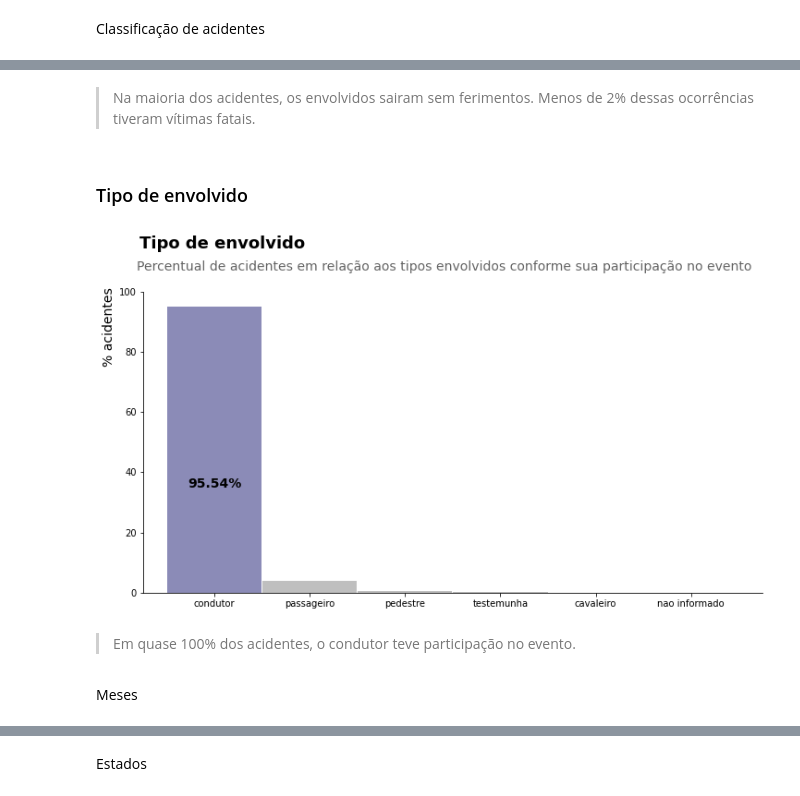
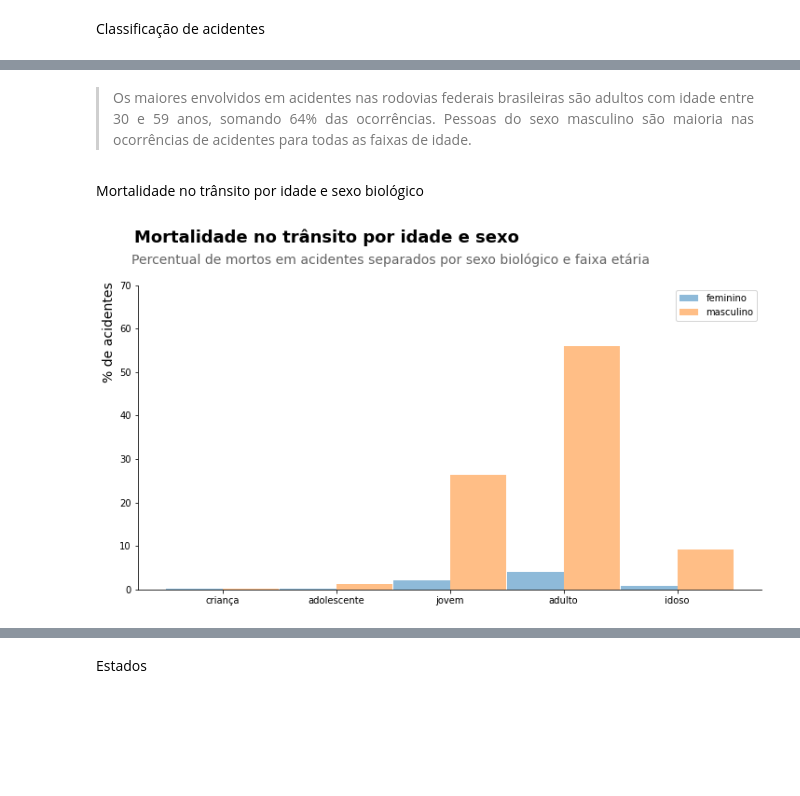
Before and after one commit to LilianeAquino/aed_projeto_1_revisitado, a Jupyter notebook: template_análise_exploratória.ipynb, the cells around one changed output, grey strips where cells are left out. Drawn from its saved outputs; the diff is of its cells as text; code cells hidden in the pictures; blank space fills up the shorter version.

```diff
--- a/template_análise_exploratória.ipynb
+++ b/template_análise_exploratória.ipynb
@@ -130,0 +131,11 @@ df.drop(['data_inversa'], axis=1, inplace=True)
+# %%
+df.drop(df[df['idade'] == -1.0].index, inplace=True)
+df.drop(df[df['idade'] > 99.0].index, inplace=True)
+df.drop(df[df['tipo_veiculo'] == 'nao identificado'].index, inplace=True)
+df.drop(df[df['tipo_veiculo'] == 'nao informado'].index, inplace=True)
+df.drop(df[df['tracado_via'] == 'nao informado'].index, inplace=True)
+
+for c in cols:
+    df.drop(df[df[c] == 'ignorado'].index, inplace=True)
+
+print(f'Linhas: {df.shape[0]} | Coluna:  {df.shape[1]}')
@@ -132,4 +145,5 @@ df.drop(['data_inversa'], axis=1, inplace=True)
 ### Correção tipagem dados
 # %%
 df['id'] = df['id'].astype('float')
+df['idade'] = df['idade'].astype('int')
 # %% [markdown]
@@ -156,0 +185,4 @@ memory usage: 303.6+ MB
+# %%
+labels = ['criança', 'adolescente', 'jovem', 'adulto', 'idoso']
+classes = [0, 11, 17, 29, 59, 99]
+df['faixa_etaria'] = pd.cut(x=df['idade'], bins=classes, labels=labels)
@@ -157 +191,3 @@ memory usage: 303.6+ MB
+# %%
+df['porte_veiculo'] = df['tipo_veiculo'].apply(mapTamanhoVeiculos)
 # %% [markdown]
@@ -221,26 +334,29 @@ plt.show()
-# %% [markdown]
-> <p style='text-align: justify;'><font size=2.85>Na maioria dos acidentes, os envolvidos sairam sem ferimentos. Menos de 2% dessas ocorrências tiveram vítimas fatais.</font></p>
-# %% [markdown]
-### Tipo de envolvido
+# %% [markdown]
+> <p style='text-align: justify;'>Os maiores envolvidos em acidentes nas rodovias federais brasileiras são adultos com idade entre 30 e 59 anos, somando 64% das ocorrências. Pessoas do sexo masculino são maioria nas ocorrências de acidentes para todas as faixas de idade.<font size=2.85></font></p>
+# %% [markdown]
+Mortalidade no trânsito por idade e sexo biológico
 # %%
-suptitle = 'Tipo de envolvido'
-title = 'Percentual de acidentes em relação aos tipos envolvidos conforme sua participação no evento'
+sample = df[['faixa_etaria', 'sexo', 'estado_fisico']].query('estado_fisico=="morto"')
+sample.drop(['estado_fisico'], axis=1, inplace=True)
+sample['count'] = 1
 
-colors=['#191970', '#808080', '#808080', '#808080']
+df_pivot = pd.pivot_table(sample, values='count', index='faixa_etaria', columns='sexo', aggfunc=np.sum)
 
-percentual = round(df['tipo_envolvido'].value_counts(normalize=True) * 100, 2)
-percentual.plot.bar(width=0.99, alpha=0.5, figsize=(12, 6), rot=False, color=colors).spines[['top', 'right']].set_visible(False)
+for col in df_pivot.columns:
+    df_pivot[col] = round((df_pivot[col]/sample.shape[0])*100, 2)
+
+
+suptitle = 'Mortalidade no trânsito por idade e sexo'
+title = 'Percentual de mortos em acidentes separados por sexo biológico e faixa etária'
+
+df_pivot.plot.bar(width=0.987, alpha=0.5, figsize=(12, 6), rot=False).spines[['top', 'right']].set_visible(False)
 plt.suptitle(suptitle, fontsize=18, y=1.02, horizontalalignment='left', x=0.12, color='black', weight='bold')
 plt.title(title, fontsize=14, color='#646464', y=1.05, loc='left', x=-0.01)
-plt.ylabel('% acidentes', fontsize=14, horizontalalignment='left', y=0.75)
+plt.xlabel(None)
+plt.ylabel('% de acidentes', fontsize=14, horizontalalignment='left', y=0.68)
 plt.grid(False)
-plt.text(0, 35, '95.54%', fontsize=14, weight='bold', horizontalalignment='center')
-plt.xlabel(None)
-plt.ylim(0, 100)
+plt.legend()
+plt.ylim(0, 70)
 plt.show()
 # %% [output]
-[figure, old version]
+[figure, new version]
-# %% [markdown]
-> <p style='text-align: justify;'><font size=2.85>Em quase 100% dos acidentes, o condutor teve participação no evento.</font></p>
-# %% [markdown]
-Meses
```
Also changed, not shown: parts of 94 cells of this notebook, 2 other files.
